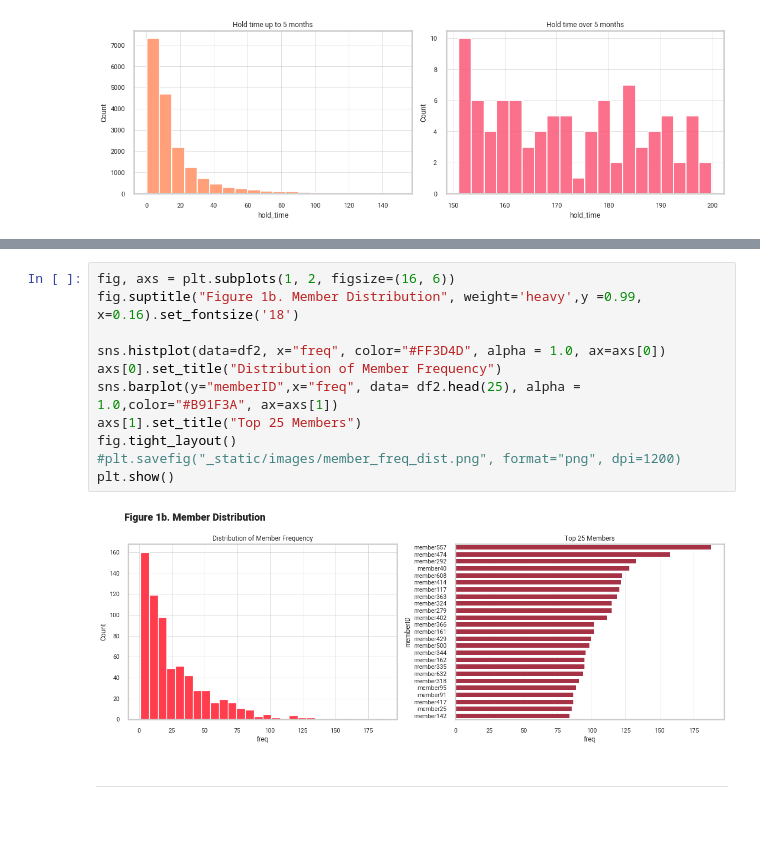
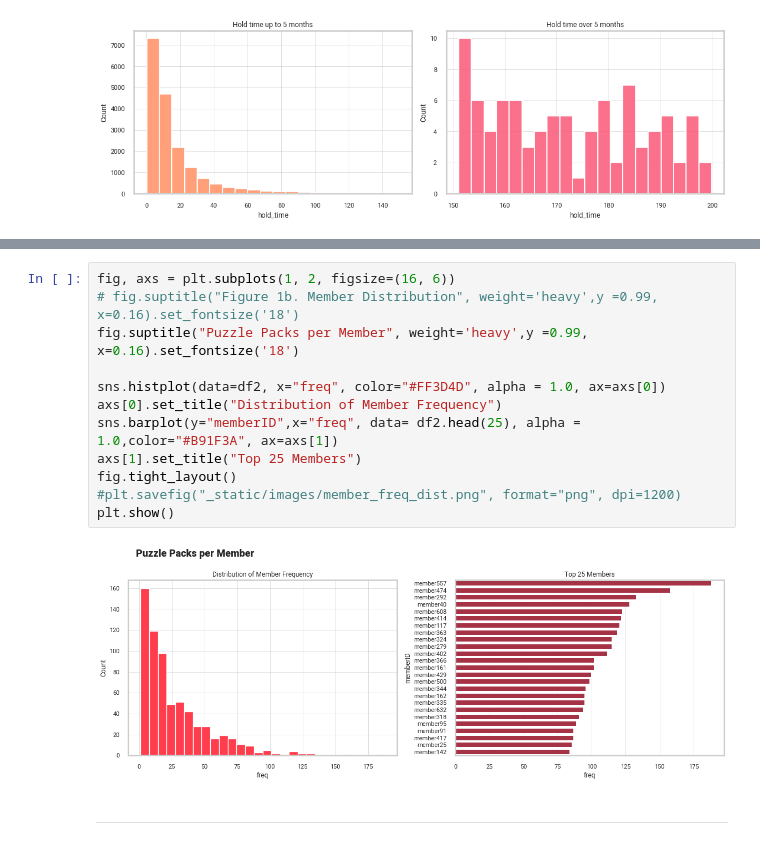
Before and after one commit to hluebbering/puzzle-scheduling, a Jupyter notebook: eda.ipynb, the cells around one changed output, grey strips where cells are left out. Drawn from its saved outputs; the diff is of its cells as text.

```diff
--- a/eda.ipynb
+++ b/eda.ipynb
@@ -69,16 +88,17 @@ df2.head()
 # %%
 fig, axs = plt.subplots(1, 2, figsize=(16, 6))
-fig.suptitle("Figure 1b. Member Distribution", weight='heavy',y =0.99, x=0.16).set_fontsize('18')
+# fig.suptitle("Figure 1b. Member Distribution", weight='heavy',y =0.99, x=0.16).set_fontsize('18')
+fig.suptitle("Puzzle Packs per Member", weight='heavy',y =0.99, x=0.16).set_fontsize('18')
 
 sns.histplot(data=df2, x="freq", color="#FF3D4D", alpha = 1.0, ax=axs[0])
 axs[0].set_title("Distribution of Member Frequency")
 sns.barplot(y="memberID",x="freq", data= df2.head(25), alpha = 1.0,color="#B91F3A", ax=axs[1])
 axs[1].set_title("Top 25 Members")
 fig.tight_layout()
 #plt.savefig("_static/images/member_freq_dist.png", format="png", dpi=1200)
 plt.show()
 # %% [output]
-[figure, old version]
+[figure, new version]
 # %% [markdown]
 -------------------------------------------
 # %% [markdown]
```
Also changed, not shown: parts of 3 cells of this notebook, 3 other files.
